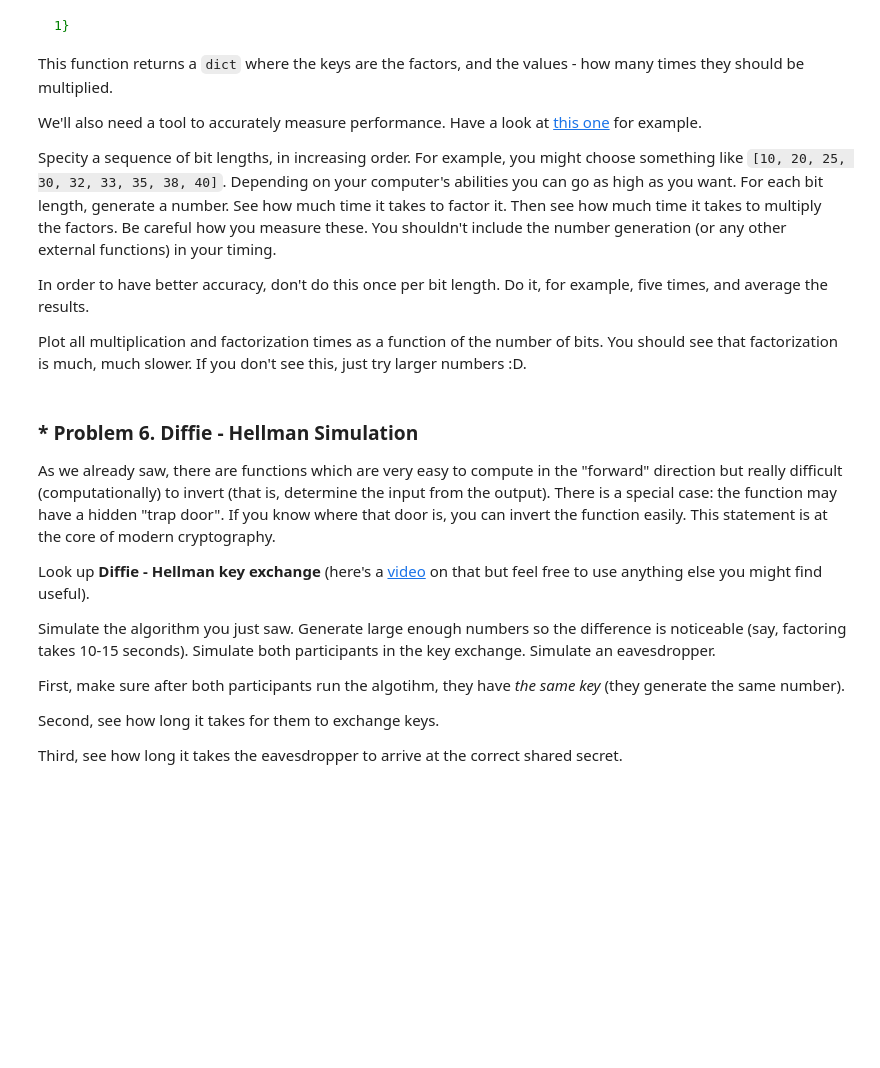
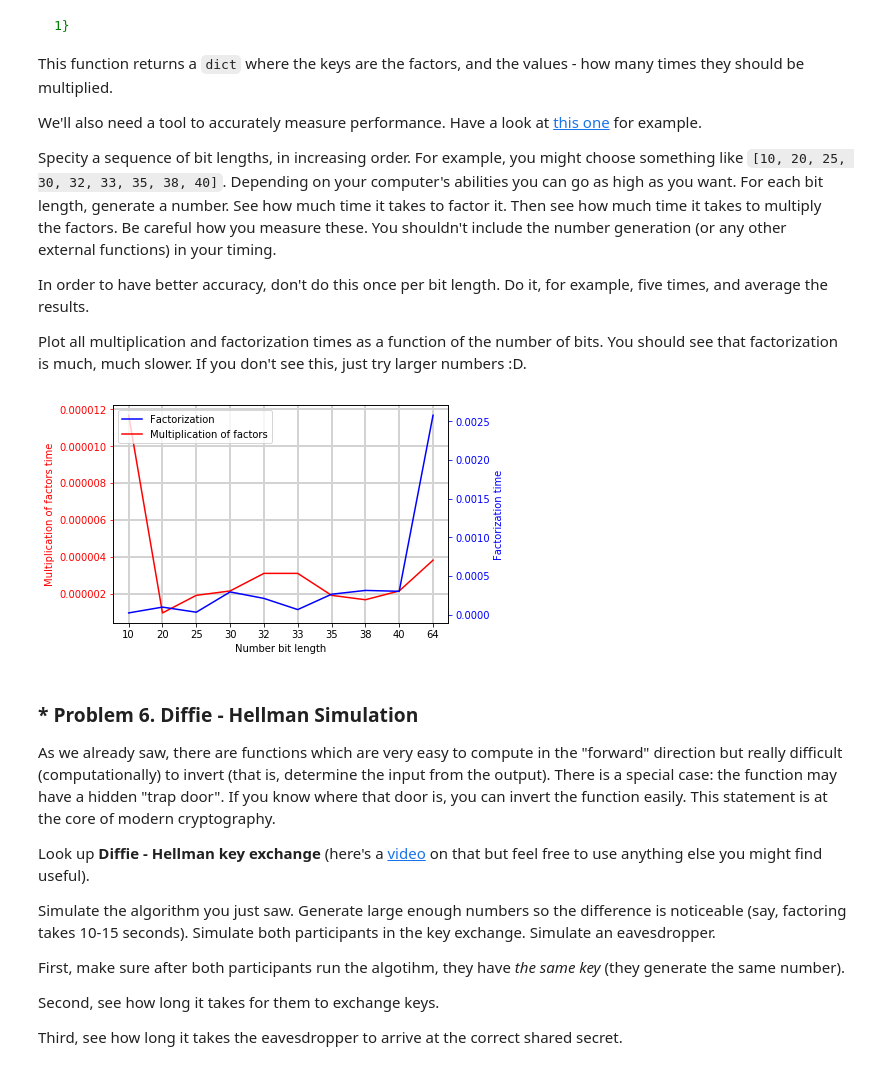
Before and after one commit to powerslider/ai_softuni, a Jupyter notebook: 01_Math_Concepts_For_Developers/04. Basic-Algebra-Exercise/Basic Algebra Exercise.ipynb, the cells around one changed output. Saved outputs shown, nothing was run; the diff lists cells and outputs as text; code cells hidden in the pictures; blank space fills up the shorter version.

```diff
--- a/01_Math_Concepts_For_Developers/04. Basic-Algebra-Exercise/Basic Algebra Exercise.ipynb
+++ b/01_Math_Concepts_For_Developers/04. Basic-Algebra-Exercise/Basic Algebra Exercise.ipynb
@@ -530,3 +490,75 @@ Plot all multiplication and factorization times as a function of the number of b
+# %%
+def trace(f):
+    @wraps(f)
+    def wrapper(*args, **kwargs):
+        start = time.time()
+        result = f(*args, **kwargs)
+        end = time.time()
+        duration = end - start
+        #print(f'Elapsed time: {result}, {f.__name__}')
+        return {
+            'result': result,
+            'duration': duration
+        }
+    return wrapper
+
+@trace
+def factor_number(num):
+    return factorint(num)
+
+@trace
+def multiply_factors(factors):
+    result = 1
+    for key, value in factors.items():
+        result *= key**value
+    return result
+
+bit_lengths = [10, 20, 25, 30, 32, 33, 35, 38, 40, 64]
+
+def measure_performance(bit_lengths):
+    factorization_times = []
+    multiplication_times = []
+    for n_bits in bit_lengths:
+        random_integer = number.getRandomNBitInteger(n_bits)
+        factors_dict = factor_number(random_integer)
+        multiplication_dict = multiply_factors(factors_dict['result'])
+
+        factorization_times.append(factors_dict['duration'])
+        multiplication_times.append(multiplication_dict['duration'])
+
+        # Check if multiplied factors result in the original number
+        assert random_integer == multiplication_dict['result']
+
+    return {
+        'factorization': factorization_times,
+        'multiplication': multiplication_times
+    }
+
+def plot_factorization_times(factorization_times, bit_lengths):
+    fig, ax1 = plt.subplots()
+    plt.xticks(np.arange(len(bit_lengths)), bit_lengths)
+    ax1.grid(color='lightgrey', linestyle='-', linewidth=2, zorder=0)
+    ax2 = ax1.twinx()
+
+    factorization_curve, = ax2.plot(factorization_times['factorization'], label='Factorization', color='b')
+    multiplication_curve, = ax1.plot(factorization_times['multiplication'], label='Multiplication of factors', color='r')
+
+    curves = [factorization_curve, multiplication_curve]
+
+    ax2.legend(curves, [curve.get_label() for curve in curves])
+
+    ax1.set_xlabel('Number bit length')
+    ax1.set_ylabel('Multiplication of factors time', color=multiplication_curve.get_color())
+    ax2.set_ylabel('Factorization time', color=factorization_curve.get_color())
+    ax1.tick_params(axis='y', colors=multiplication_curve.get_color())
+    ax2.tick_params(axis='y', colors=factorization_curve.get_color())
+
+plot_factorization_times(
+    bit_lengths=bit_lengths,
+    factorization_times=measure_performance(bit_lengths)
+)
+# %% [output]
+[figure, added]
 # %% [markdown]
 ### * Problem 6. Diffie - Hellman Simulation
 As we already saw, there are functions which are very easy to compute in the "forward" direction but really difficult (computationally) to invert (that is, determine the input from the output). There is a special case: the function may have a hidden "trap door". If you know where that door is, you can invert the function easily. This statement is at the core of modern cryptography.
```
Also changed, not shown: parts of 19 cells of this notebook.
